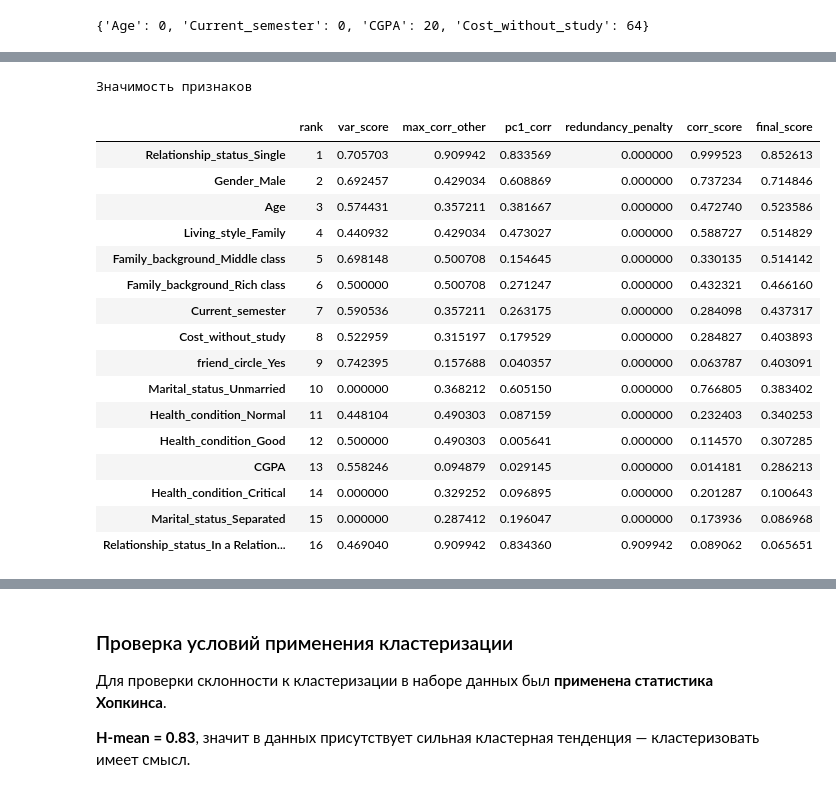
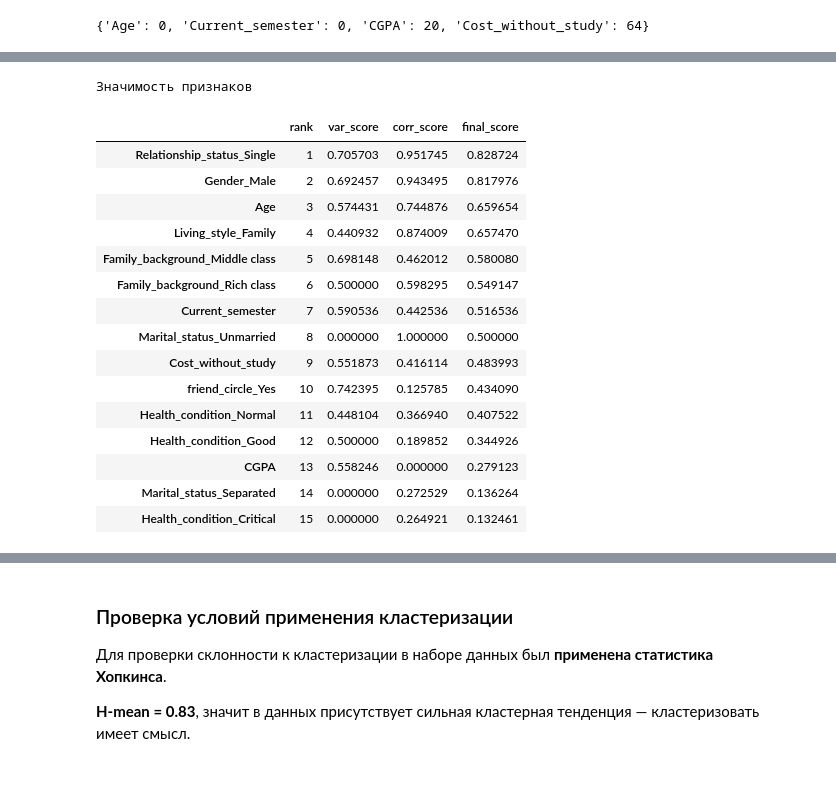
Before and after one commit to DariaNoImagination/AI-Lab3, a Jupyter notebook: Lab3.ipynb, the cells around one changed output, grey strips where cells are left out. Saved outputs shown, nothing was run; the diff lists cells and outputs as text; code cells hidden in the pictures.

```diff
--- a/Lab3.ipynb
+++ b/Lab3.ipynb
@@ -270,7 +297,6 @@ Relationship_status_In a Relationship Relationship_status_Single  0.909942
 def significance_by_variability_correlation(
     df,
     exclude_cols=None,
-    redundancy_threshold=0.9,
     pc1_weight=0.5,
 ):
     X = df.copy()
@@ -279,9 +305,6 @@ def significance_by_variability_correlation(
 
     X = X.select_dtypes(include=[np.number])
     features = X.columns.tolist()
-
-    if 'Cost_without_study' in X.columns:
-        X['Cost_without_study'] = np.log1p(X['Cost_without_study'])
 
     raw_stats = pd.DataFrame({
         'raw_mean': X.mean(),
@@ -299,6 +322,7 @@ def significance_by_variability_correlation(
         columns=features, index=Xt.index,
     )
 
+
     var_std = Xs.std()
     var_iqr = Xs.quantile(0.75) - Xs.quantile(0.25)
 
@@ -308,105 +332,72 @@ def significance_by_variability_correlation(
 
     var_score = (norm01(var_std) + norm01(var_iqr)) / 2
 
+
     corr_abs = Xs.corr().abs()
     corr_arr = corr_abs.to_numpy(copy=True)
     np.fill_diagonal(corr_arr, 0.0)
     corr_abs = pd.DataFrame(corr_arr, index=corr_abs.index, columns=corr_abs.columns)
 
-    max_corr_other = corr_abs.max(axis=1)
     mean_corr_other = corr_abs.mean(axis=1)
 
     pc1 = PCA(n_components=1, random_state=42).fit_transform(Xs)[:, 0]
     pc1_corr = Xs.apply(lambda col: np.corrcoef(col, pc1)[0, 1]).abs()
 
-    order_by_var = var_score.sort_values(ascending=False).index.tolist()
-    redundancy_penalty = pd.Series(0.0, index=features)
-    accepted = []
-    for c in order_by_var:
-        if accepted:
-            m = corr_abs.loc[c, accepted].max()
-        else:
-            m = 0.0
-        if m >= redundancy_threshold:
-            redundancy_penalty[c] = m
-        else:
-            accepted.append(c)
-
     corr_score = (
         norm01(pc1_corr) * pc1_weight
         + norm01(mean_corr_other) * (1 - pc1_weight)
-    ) * (1 - redundancy_penalty)
+    )
 
-    final_score = var_score * (1 - redundancy_penalty) + corr_score
-    final_score = final_score / 2
+
+    final_score = (var_score + corr_score) / 2
 
     result = pd.concat([
         raw_stats,
         pd.DataFrame({
-            'var_std_scaled': var_std,
-            'var_iqr_scaled': var_iqr,
             'var_score': var_score,
-            'max_corr_other': max_corr_other,
             'mean_corr_other': mean_corr_other,
             'pc1_corr': pc1_corr,
-            'redundancy_penalty': redundancy_penalty,
             'corr_score': corr_score,
             'final_score': final_score,
         })
     ], axis=1).sort_values('final_score', ascending=False)
 
     result['rank'] = range(1, len(result) + 1)
     return result
 
 
-def select_by_criteria(result, top_k=None, min_score=None, drop_redundant=True):
-    r = result
-    if drop_redundant:
-        r = r[r['redundancy_penalty'] == 0]
+def select_by_criteria(result, top_k=None, min_score=None):
     if top_k is not None:
-        return r.head(top_k).index.tolist()
+        return result.head(top_k).index.tolist()
     if min_score is not None:
-        return r[r['final_score'] >= min_score].index.tolist()
+        return result[result['final_score'] >= min_score].index.tolist()
+    raise ValueError("Укажите top_k или min_score")
 
 
 
 res = significance_by_variability_correlation(
     X_encoded,
     exclude_cols=None,
-    redundancy_threshold=0.9,
     pc1_weight=0.5,
 )
 
 print("Значимость признаков\n")
-display(res[['rank', 'var_score', 'max_corr_other', 'pc1_corr',
-             'redundancy_penalty', 'corr_score', 'final_score']])
-
-
-selected = select_by_criteria(res, top_k=15, drop_redundant=True)
-
-
-
-X_selected = X_encoded[selected].copy()
-
-print("\nОтобранные признаки:", selected)
-print("Размер датасета для кластеризации:", X_selected.shape)
-X_selected.head()
+display(res[['rank', 'var_score', 'corr_score', 'final_score']])
 # %% [output]
 Значимость признаков
-|  | rank | var_score | max_corr_other | pc1_corr | redundancy_penalty | corr_score | final_score |
-| Relationship_status_Single | 1 | 0.705703 | 0.909942 | 0.833569 | 0.000000 | 0.999523 | 0.852613 |
-| Gender_Male | 2 | 0.692457 | 0.429034 | 0.608869 | 0.000000 | 0.737234 | 0.714846 |
-| Age | 3 | 0.574431 | 0.357211 | 0.381667 | 0.000000 | 0.472740 | 0.523586 |
-| Living_style_Family | 4 | 0.440932 | 0.429034 | 0.473027 | 0.000000 | 0.588727 | 0.514829 |
-| Family_background_Middle class | 5 | 0.698148 | 0.500708 | 0.154645 | 0.000000 | 0.330135 | 0.514142 |
-| Family_background_Rich class | 6 | 0.500000 | 0.500708 | 0.271247 | 0.000000 | 0.432321 | 0.466160 |
-| Current_semester | 7 | 0.590536 | 0.357211 | 0.263175 | 0.000000 | 0.284098 | 0.437317 |
-| Cost_without_study | 8 | 0.522959 | 0.315197 | 0.179529 | 0.000000 | 0.284827 | 0.403893 |
-| friend_circle_Yes | 9 | 0.742395 | 0.157688 | 0.040357 | 0.000000 | 0.063787 | 0.403091 |
-| Marital_status_Unmarried | 10 | 0.000000 | 0.368212 | 0.605150 | 0.000000 | 0.766805 | 0.383402 |
-| Health_condition_Normal | 11 | 0.448104 | 0.490303 | 0.087159 | 0.000000 | 0.232403 | 0.340253 |
-| Health_condition_Good | 12 | 0.500000 | 0.490303 | 0.005641 | 0.000000 | 0.114570 | 0.307285 |
-| CGPA | 13 | 0.558246 | 0.094879 | 0.029145 | 0.000000 | 0.014181 | 0.286213 |
-| Health_condition_Critical | 14 | 0.000000 | 0.329252 | 0.096895 | 0.000000 | 0.201287 | 0.100643 |
-| Marital_status_Separated | 15 | 0.000000 | 0.287412 | 0.196047 | 0.000000 | 0.173936 | 0.086968 |
-| Relationship_status_In a Relation... | 16 | 0.469040 | 0.909942 | 0.834360 | 0.909942 | 0.089062 | 0.065651 |
+|  | rank | var_score | corr_score | final_score |
+| Relationship_status_Single | 1 | 0.705703 | 0.951745 | 0.828724 |
+| Gender_Male | 2 | 0.692457 | 0.943495 | 0.817976 |
+| Age | 3 | 0.574431 | 0.744876 | 0.659654 |
+| Living_style_Family | 4 | 0.440932 | 0.874009 | 0.657470 |
+| Family_background_Middle class | 5 | 0.698148 | 0.462012 | 0.580080 |
+| Family_background_Rich class | 6 | 0.500000 | 0.598295 | 0.549147 |
+| Current_semester | 7 | 0.590536 | 0.442536 | 0.516536 |
+| Marital_status_Unmarried | 8 | 0.000000 | 1.000000 | 0.500000 |
+| Cost_without_study | 9 | 0.551873 | 0.416114 | 0.483993 |
+| friend_circle_Yes | 10 | 0.742395 | 0.125785 | 0.434090 |
+| Health_condition_Normal | 11 | 0.448104 | 0.366940 | 0.407522 |
+| Health_condition_Good | 12 | 0.500000 | 0.189852 | 0.344926 |
+| CGPA | 13 | 0.558246 | 0.000000 | 0.279123 |
+| Marital_status_Separated | 14 | 0.000000 | 0.272529 | 0.136264 |
+| Health_condition_Critical | 15 | 0.000000 | 0.264921 | 0.132461 |
```
Also changed, not shown: parts of 31 cells of this notebook.
